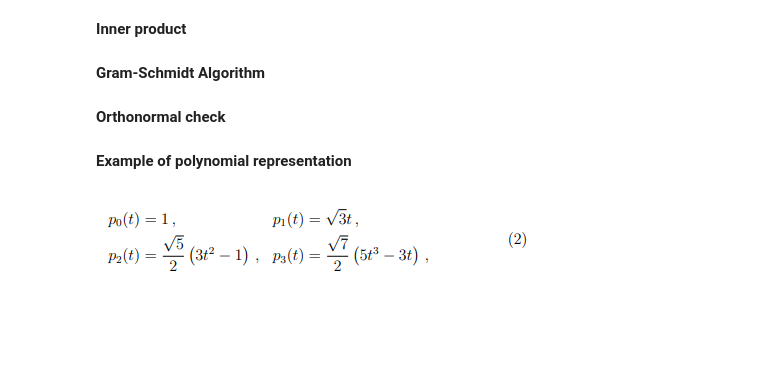
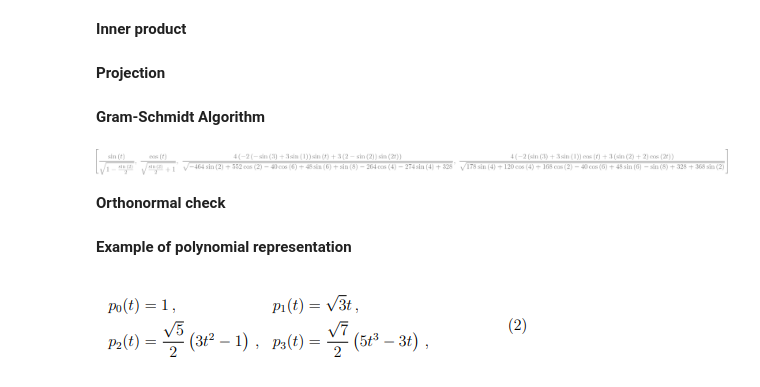
Before and after one commit to ViktorDyrbyLarsen/Unrelated, a Jupyter notebook: LinAlgFunctions/linalg_notebook.ipynb, the cells around one changed output. Drawn from its saved outputs; the diff is of its cells as text; code cells hidden in the pictures; blank space fills up the shorter version.

```diff
--- a/LinAlgFunctions/linalg_notebook.ipynb
+++ b/LinAlgFunctions/linalg_notebook.ipynb
@@ -8,6 +8,11 @@ t = symbols('t')
 def inner(f,g, variable = symbols('x')):
     # raise NotImplementedError("Inner product not implemented")
     return integrate(f*conjugate(g),(variable,-1,1))
+# %% [markdown]
+**Projection**
+# %%
+def orthogonal_projection(x,y,inner: callable):
+    return inner(x,y)/inner(y,y)*y
 # %% [markdown]
 **Gram-Schmidt Algorithm**
 # %%
@@ -21,6 +26,29 @@ def GramSchmidtAlgorithm(v: list, inner: callable, normal = False):
         if normal:
             E[n] = E[n]/sqrt(inner(E[n],E[n]))
     return Matrix(E)
+# %%
+def GramSchmidt2(B: list, inner: callable, normal = False):
+    E = [B[0] / sqrt(inner(B[0],B[0]))] if normal else [B[0]]
+    for k in range(1, len(B)):
+        v = B[k]
+        for j in range(k):
+            v -= orthogonal_projection(B[k], E[j], inner)
+        if normal:
+            v /= sqrt(inner(v, v))
+        E.append(v)
+    return E
+# %%
+def inner(v,w):
+    return (v.T*w)[0]
+def inner2(f,g):
+    return integrate(f*conjugate(g),(t,-1,1))
+t = symbols('t')
+B = [sin(t), cos(t), sin(2*t), cos(2*t)]
+GramSchmidt = GramSchmidt2(B, inner2, normal = True)
+GramSchmidt = [simplify(v) for v in GramSchmidt2(B, inner2, normal=True)]
+display(GramSchmidt)
+# %% [output]
+[figure, added]
 # %% [markdown]
 **Orthonormal check**
 # %%
```
Also changed, not shown: 4 other files.
